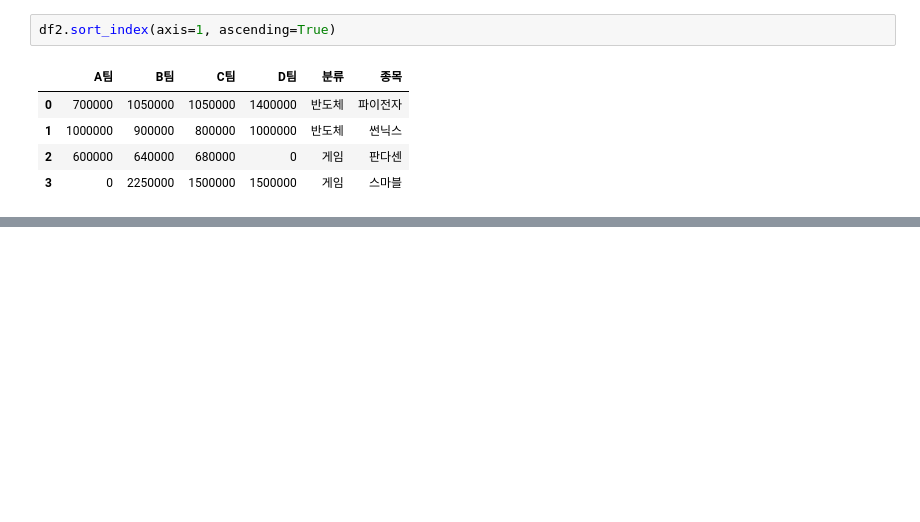
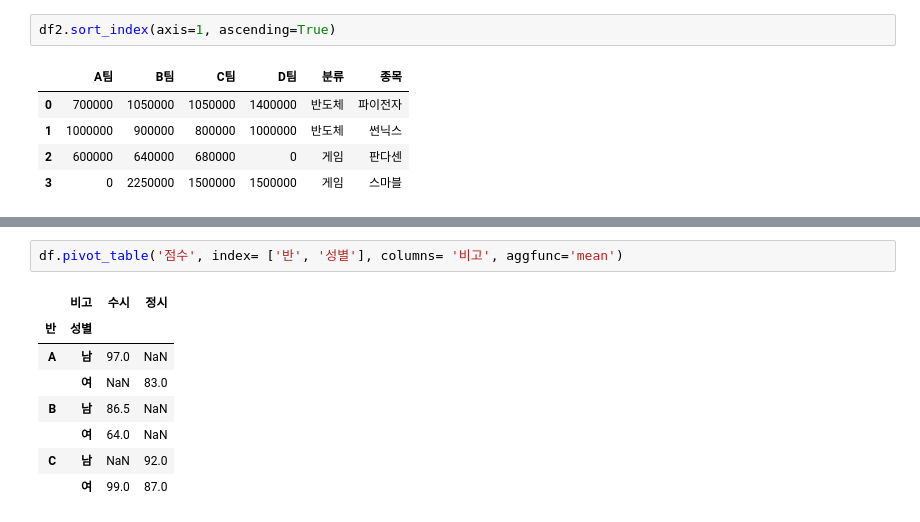
Before and after one commit to ProdKEYMON/mimiproject.1, a Jupyter notebook: 판다스실습_엑셀투파이썬.ipynb, the cells around one changed output, grey strips where cells are left out. Cells and saved outputs as stored; diff of their text form; blank space fills up the shorter version.

```diff
--- a/판다스실습_엑셀투파이썬.ipynb
+++ b/판다스실습_엑셀투파이썬.ipynb
@@ -352,0 +383,11 @@ df2.sort_index(axis=1, ascending=True)
+# %%
+df.pivot_table('점수', index= ['반', '성별'], columns= '비고', aggfunc='mean')
+# %% [output]
+|  | 비고 | 수시 | 정시 |
+| 반 | 성별 |  |  |
+| A | 남 | 97.0 | NaN |
+|  | 여 | NaN | 83.0 |
+| B | 남 | 86.5 | NaN |
+|  | 여 | 64.0 | NaN |
+| C | 남 | NaN | 92.0 |
+|  | 여 | 99.0 | 87.0 |
```
Also changed, not shown: parts of 5 cells of this notebook.
